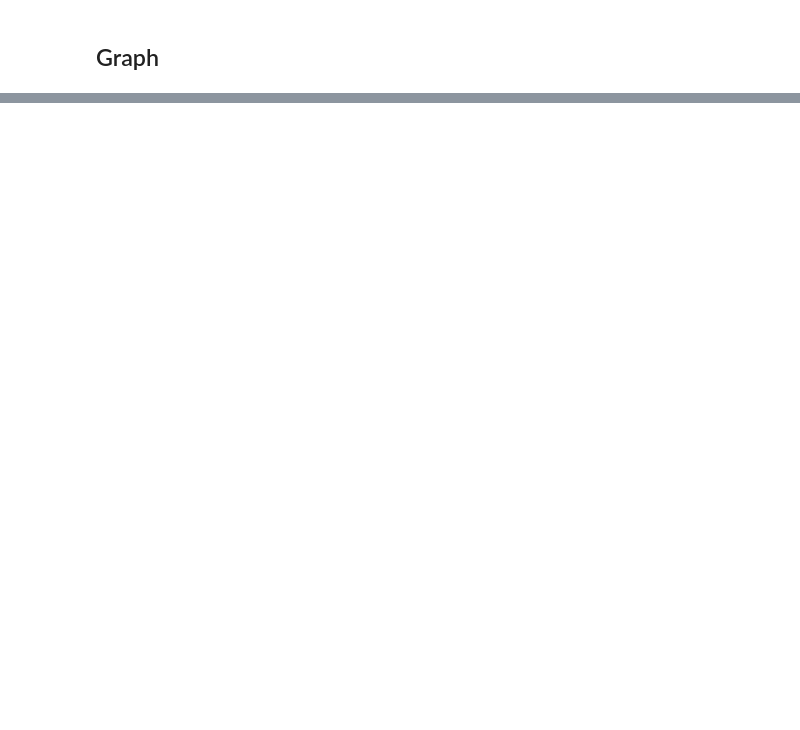
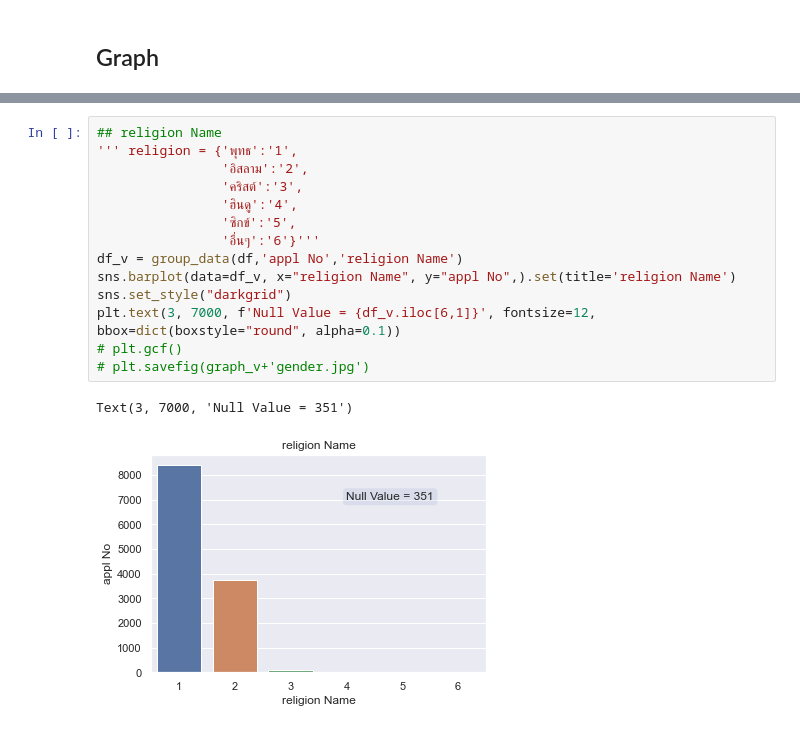
Before and after one commit to Taecpy/Dev-Scoring, a Jupyter notebook: code/2.clean_data.ipynb, the cells around one changed output, grey strips where cells are left out. Drawn from its saved outputs; the diff is of its cells as text; blank space fills up the shorter version.

```diff
--- a/code/2.clean_data.ipynb
+++ b/code/2.clean_data.ipynb
@@ -71,0 +94,17 @@ df_v.reset_index(inplace =True)
+# %%
+## religion Name
+''' religion = {'พุทธ':'1',
+                'อิสลาม':'2',
+                'คริสต์':'3',
+                'ฮินดู':'4',
+                'ซิกข์':'5',
+                'อื่นๆ':'6'}'''
+df_v = group_data(df,'appl No','religion Name')
+sns.barplot(data=df_v, x="religion Name", y="appl No",).set(title='religion Name')
+sns.set_style("darkgrid")
+plt.text(3, 7000, f'Null Value = {df_v.iloc[6,1]}', fontsize=12, bbox=dict(boxstyle="round", alpha=0.1))
+# plt.gcf()
+# plt.savefig(graph_v+'gender.jpg')
+# %% [output]
+Text(3, 7000, 'Null Value = 351')
+[figure, added]
```
Also changed, not shown: parts of 5 cells of this notebook, 2 other files.
